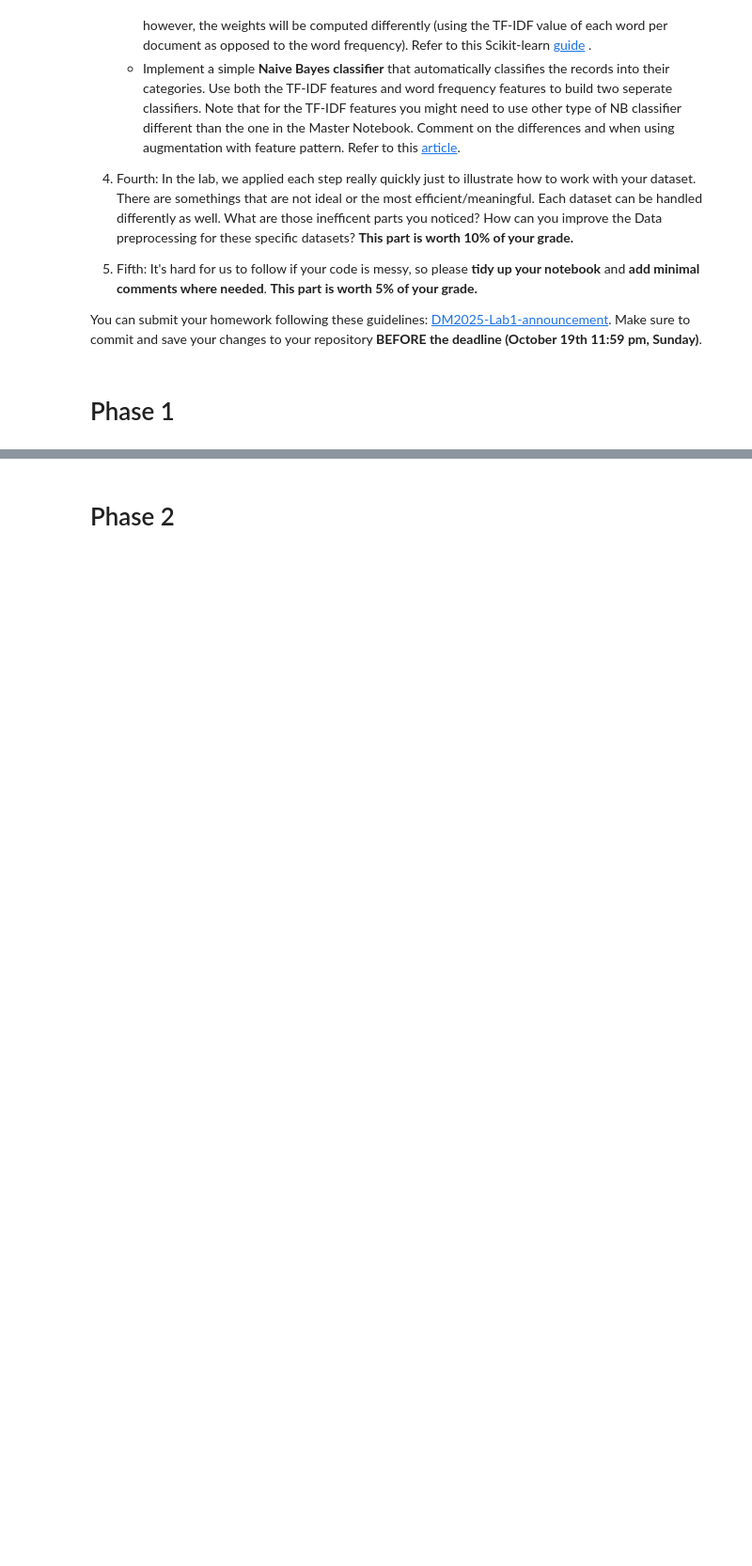
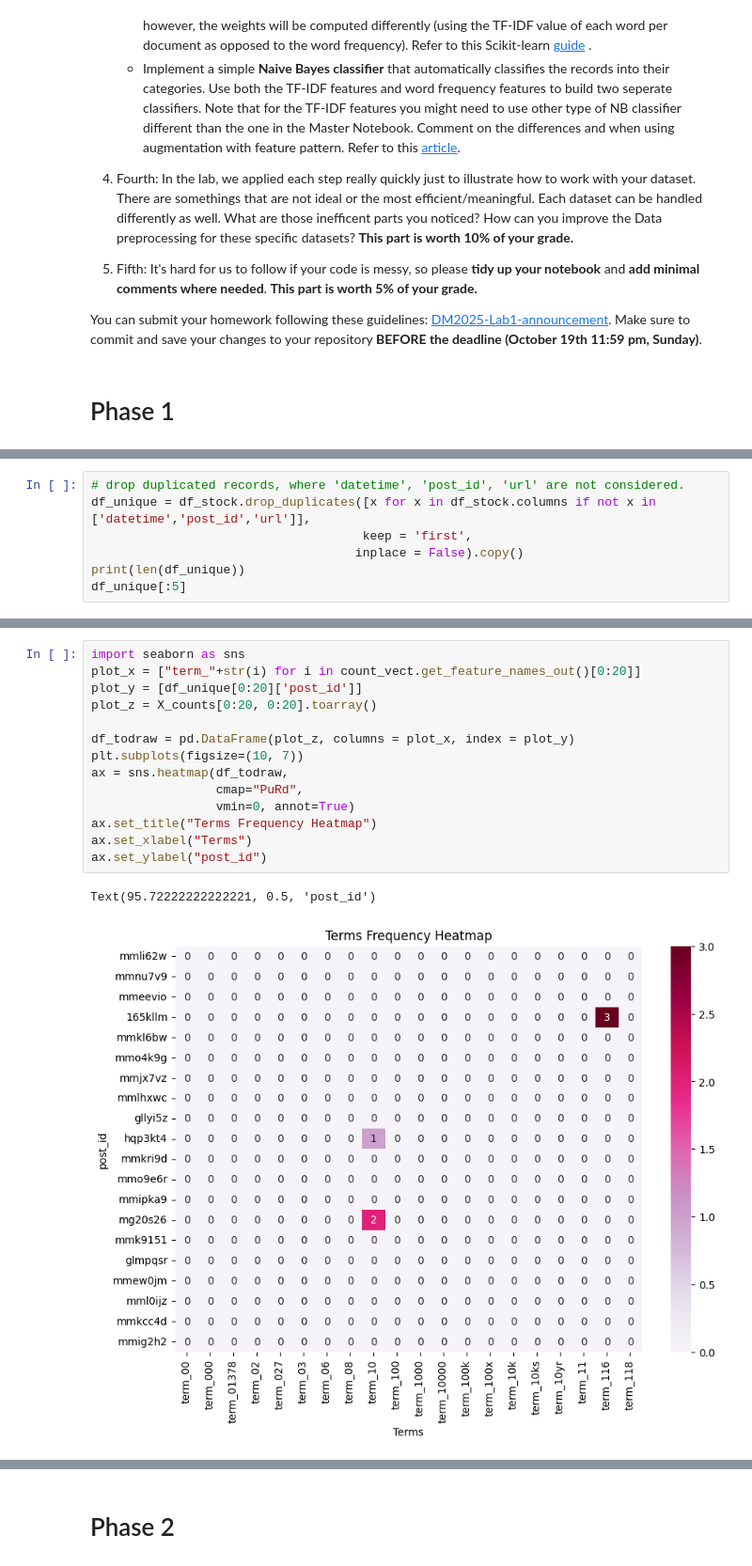
Before and after one commit to chiw4n/DM2025-Lab1-Exercise, a Jupyter notebook: DM2025-Lab1-Homework.ipynb, the cells around one changed output, grey strips where cells are left out. Shown at 94% size. Cells and saved outputs as stored; diff of their text form; blank space fills up the shorter version.

```diff
--- a/DM2025-Lab1-Homework.ipynb
+++ b/DM2025-Lab1-Homework.ipynb
@@ -62,0 +223,7 @@ You can submit your homework following these guidelines: [DM2025-Lab1-announceme
+# %%
+# drop duplicated records, where 'datetime', 'post_id', 'url' are not considered.
+df_unique = df_stock.drop_duplicates([x for x in df_stock.columns if not x in ['datetime','post_id','url']],
+                                     keep = 'first',
+                                    inplace = False).copy()
+print(len(df_unique))
+df_unique[:5]
@@ -62,0 +307,17 @@ You can submit your homework following these guidelines: [DM2025-Lab1-announceme
+# %%
+import seaborn as sns
+plot_x = ["term_"+str(i) for i in count_vect.get_feature_names_out()[0:20]]
+plot_y = [df_unique[0:20]['post_id']]
+plot_z = X_counts[0:20, 0:20].toarray()
+
+df_todraw = pd.DataFrame(plot_z, columns = plot_x, index = plot_y)
+plt.subplots(figsize=(10, 7))
+ax = sns.heatmap(df_todraw,
+                 cmap="PuRd",
+                 vmin=0, annot=True)
+ax.set_title("Terms Frequency Heatmap")
+ax.set_xlabel("Terms")
+ax.set_ylabel("post_id")
+# %% [output]
+Text(95.72222222222221, 0.5, 'post_id')
+[figure, added]
```
Also changed, not shown: parts of 66 cells of this notebook.
